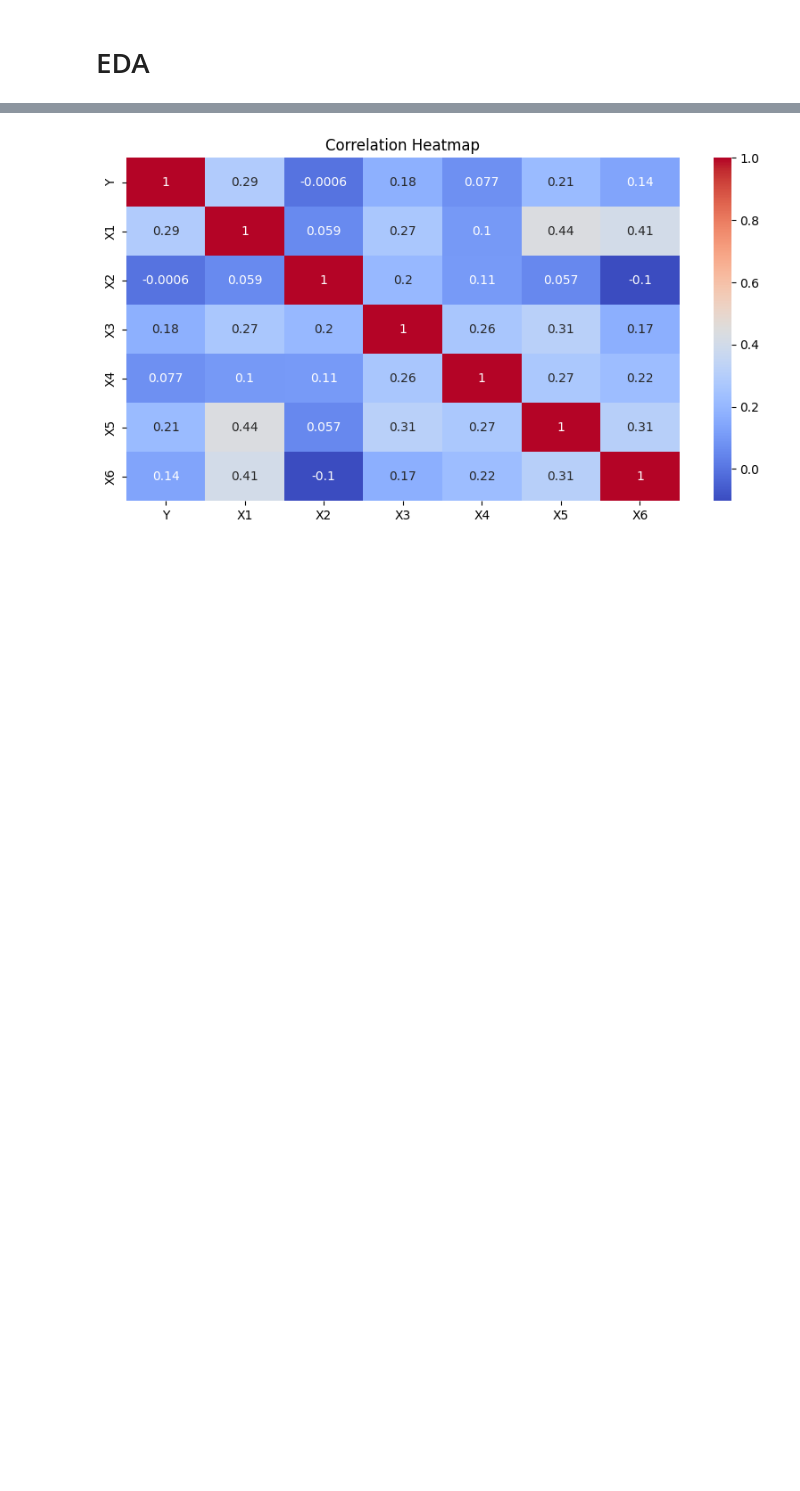
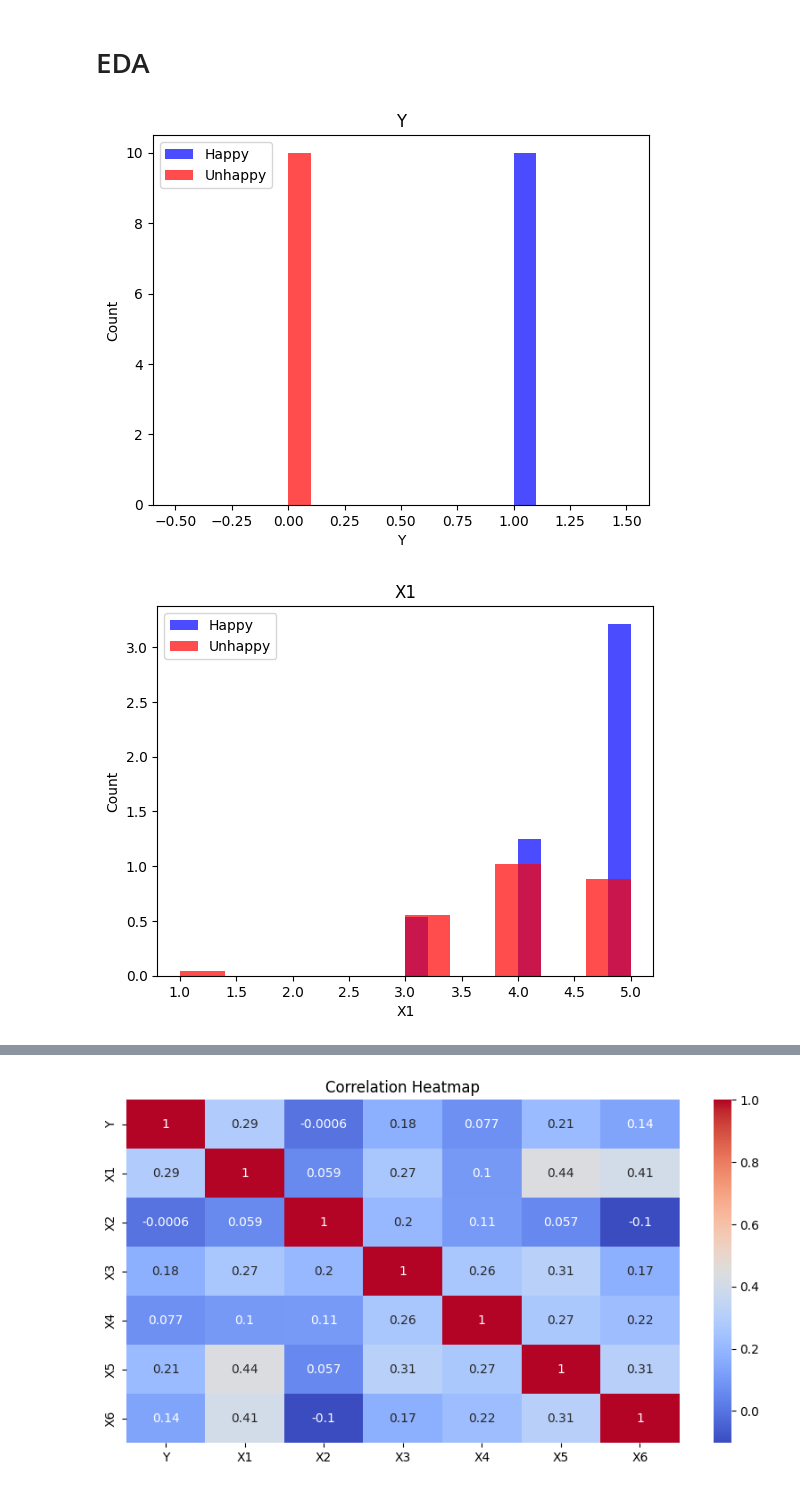
Before and after one commit to kuzhuppillil/LNsKeGUUsUTE43vc, a Jupyter notebook: Happy_Customer_.ipynb, the cells around one changed output, grey strips where cells are left out. Cells and saved outputs as stored; diff of their text form; code cells hidden in the pictures; blank space fills up the shorter version.

```diff
--- a/Happy_Customer_.ipynb
+++ b/Happy_Customer_.ipynb
@@ -117,3 +128,15 @@ df
 110 rows × 7 columns
 # %% [markdown]
 # EDA
+# %%
+for label in df.columns:
+  plt.hist(df[df["Y"]==1][label], color='blue', label ='Happy', alpha = 0.7, density =True)
+  plt.hist(df[df["Y"]==0][label], color='red', label ='Unhappy', alpha = 0.7, density =True)
+  plt.title(label)
+  plt.ylabel("Count")
+  plt.xlabel(label)
+  plt.legend()
+  plt.show()
+# %% [output]
+[figure, added]
+[figure, added]
```
Also changed, not shown: parts of 22 cells of this notebook.
